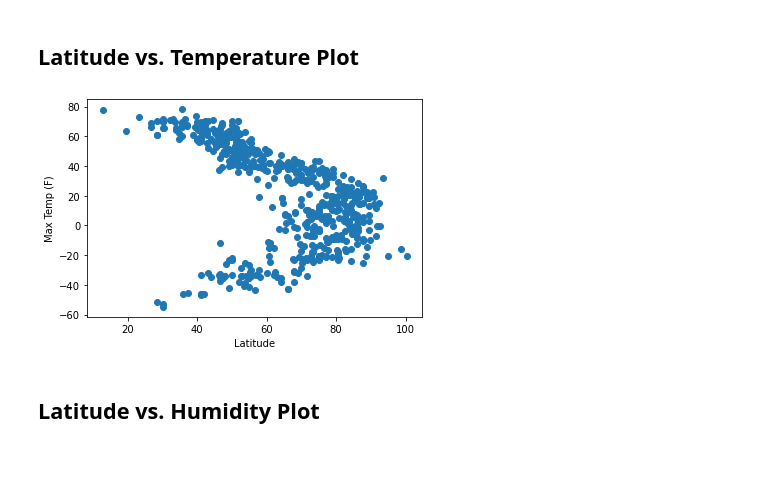
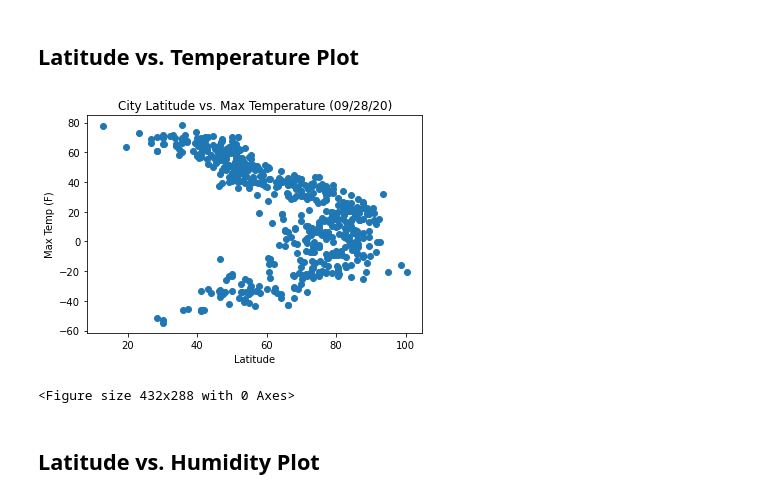
Before and after one commit to geneberry3/python-api-challenge, a Jupyter notebook: WeatherPy.ipynb, the cells around one changed output. Drawn from its saved outputs; the diff is of its cells as text; code cells hidden in the pictures; blank space fills up the shorter version.

```diff
--- a/WeatherPy.ipynb
+++ b/WeatherPy.ipynb
@@ -212,13 +212,16 @@ clean_city_data.reset_index()
 # %% [markdown]
 ## Latitude vs. Temperature Plot
 # %%
+import time
 plt.scatter(clean_city_data['Max Temp'],clean_city_data['Lat'])
-
+plt.title("City Latitude vs. Max Temperature (%s)" % time.strftime("%x"))
 plt.xlabel("Latitude")
 plt.ylabel("Max Temp (F)")
 plt.show()
+plt.savefig("Latitude vs Temperature (F).png")
 # %% [output]
-[figure, old version]
+[figure, new version]
+<Figure size 432x288 with 0 Axes>
 # %% [markdown]
 ## Latitude vs. Humidity Plot
 # %%
```
Also changed, not shown: parts of 5 cells of this notebook, 3 other files.
